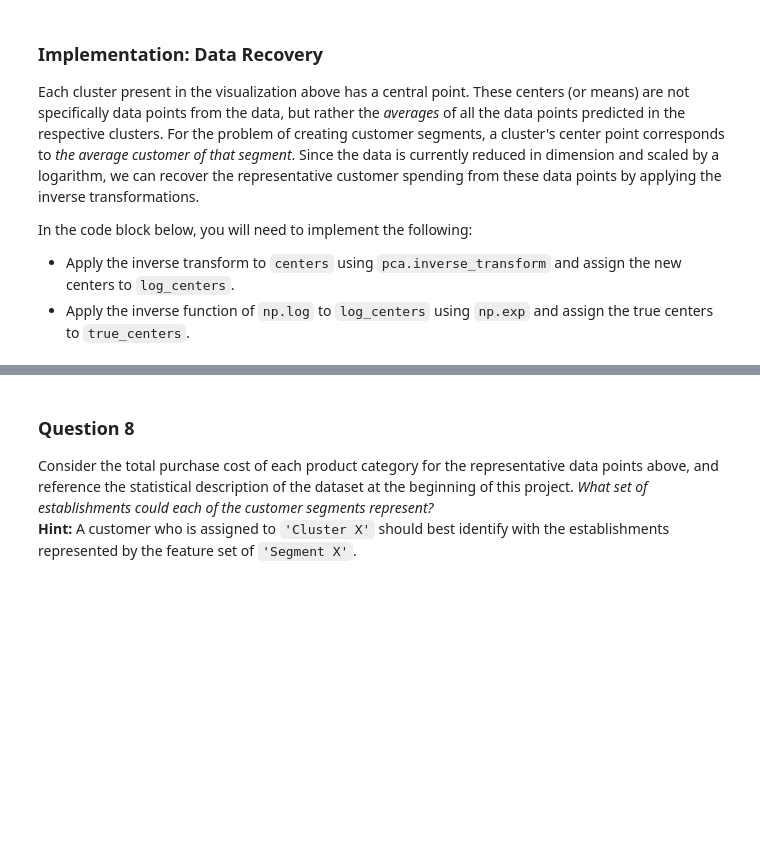
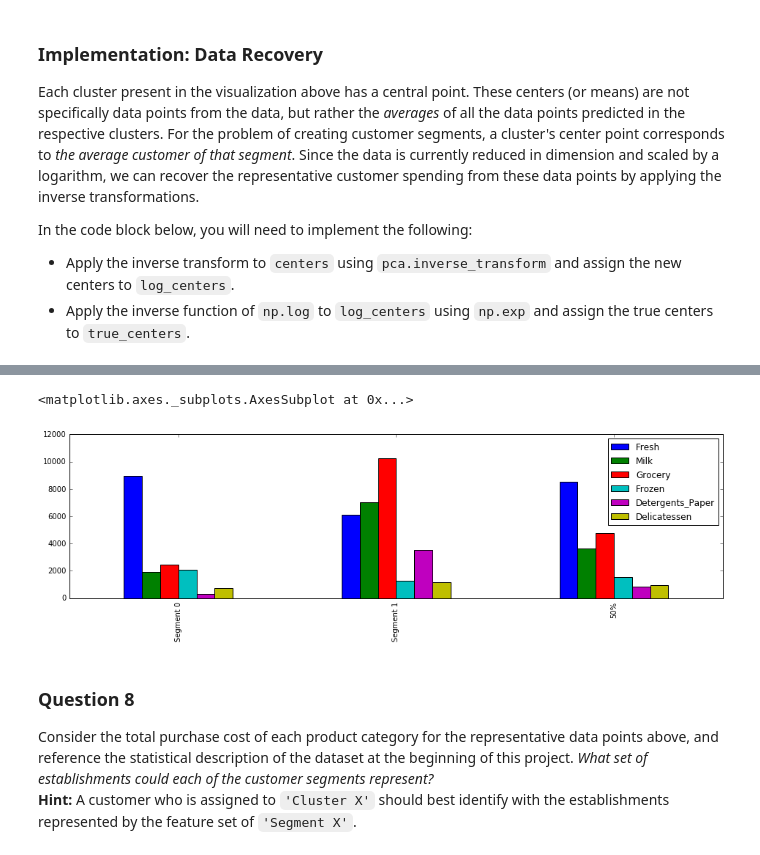
Before and after one commit to PetrShypila/P3-CreatingCustomerSegments, a Jupyter notebook: customer_segments.ipynb, the cells around one changed output, grey strips where cells are left out. Cells and saved outputs as stored; diff of their text form; code cells hidden in the pictures; blank space fills up the shorter version.

```diff
--- a/customer_segments.ipynb
+++ b/customer_segments.ipynb
@@ -485,3 +486,10 @@ display(true_centers)
+# %%
+# Comparing each segment to a median data.
+true_centers = true_centers.append(data.describe().ix['50%'])
+true_centers.plot(kind = 'bar', figsize = (16, 4))
+# %% [output]
+<matplotlib.axes._subplots.AxesSubplot at 0x...>
+[figure, added]
 # %% [markdown]
 ### Question 8
 Consider the total purchase cost of each product category for the representative data points above, and reference the statistical description of the dataset at the beginning of this project. *What set of establishments could each of the customer segments represent?*
```
Also changed, not shown: parts of 15 cells of this notebook, 1 other file.
